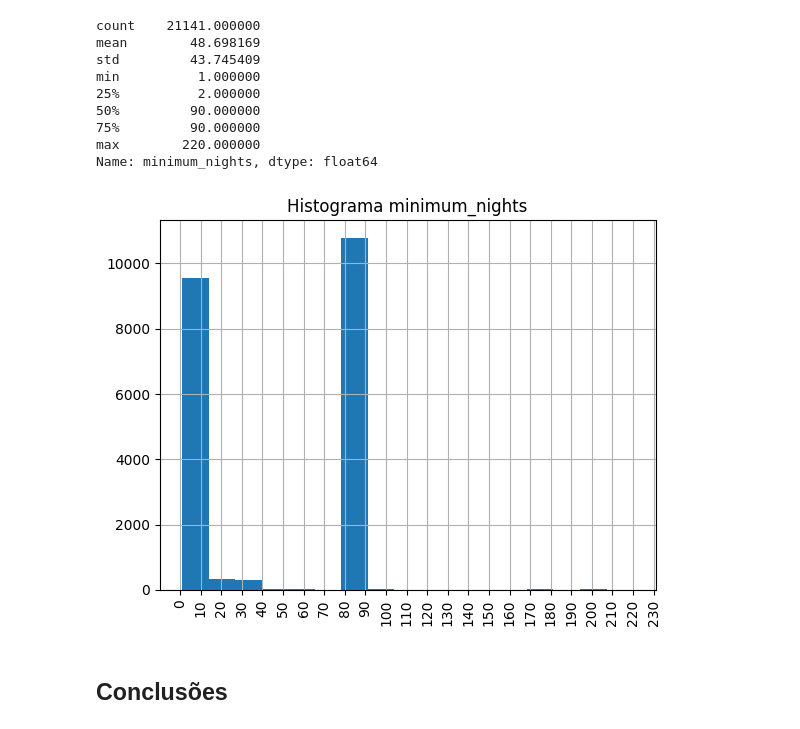
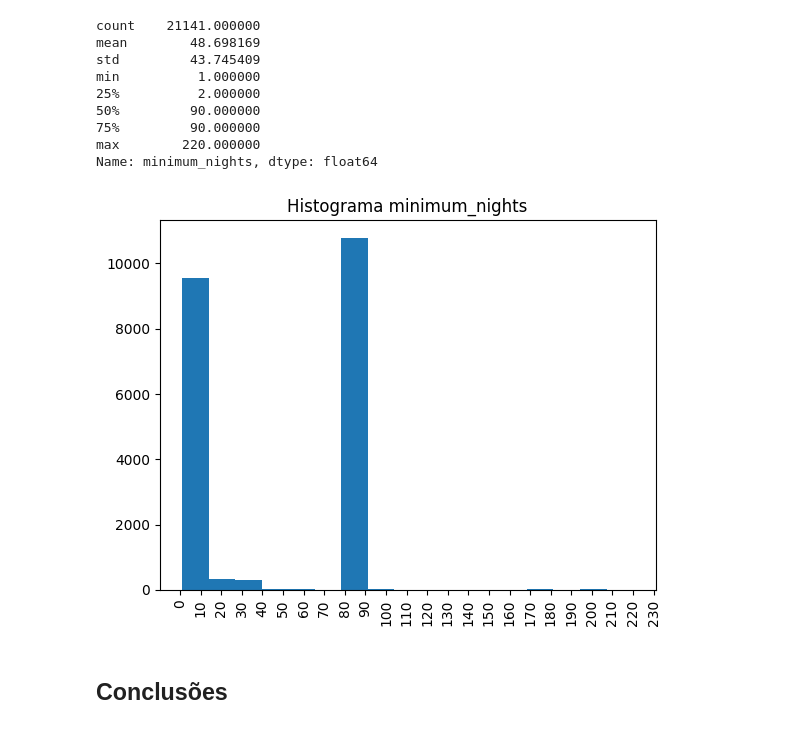
Before and after one commit to joaomr7/portfolio-data-science, a Jupyter notebook: Analisando_os_Dados_do_Airbnb_Sidney_Austrália.ipynb, the cells around one changed output. Cells and saved outputs as stored; diff of their text form; code cells hidden in the pictures.

```diff
--- a/Analisando_os_Dados_do_Airbnb_Sidney_Austrália.ipynb
+++ b/Analisando_os_Dados_do_Airbnb_Sidney_Austrália.ipynb
@@ -450,12 +452,13 @@ Name: minimum_nights, dtype: float64
 # %%
 # histograma da coluna minimum_nights
 df_clean.minimum_nights.hist(bins=17)
 plt.gca().xaxis.set_major_locator(plt.MaxNLocator(25))
 plt.xticks(rotation=90)
 plt.title('Histograma minimum_nights')
+plt.grid(False)
 plt.show()
 # %% [output]
-[figure, old version]
+[figure, new version]
 # %% [markdown]
 ## Conclusões
 # %% [markdown]
```
Also changed, not shown: parts of 6 cells of this notebook.
